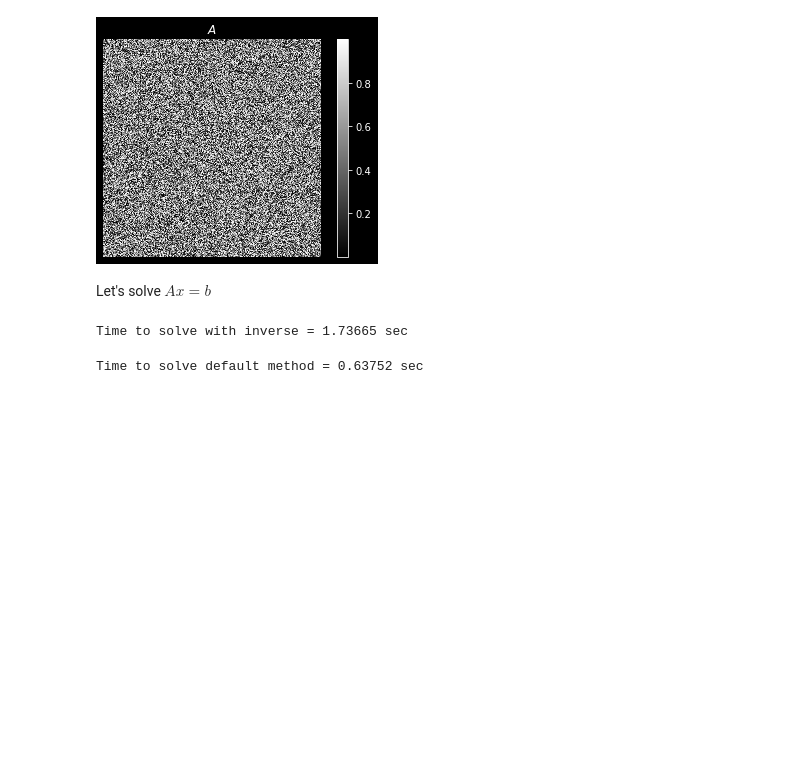
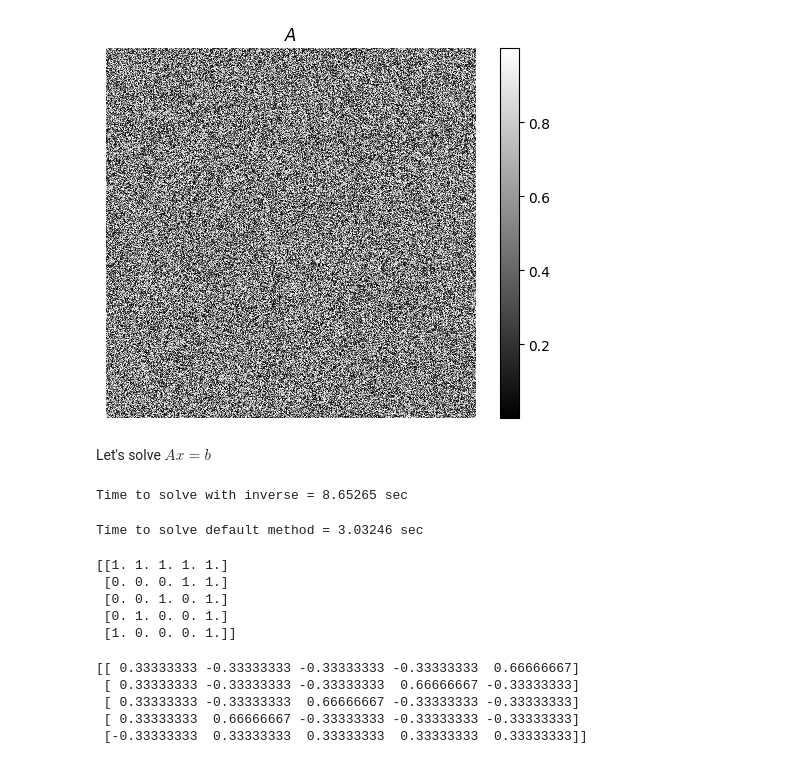
Before and after one commit to ORF522/companion, a Jupyter notebook: lectures/06_lecture/matrix_inversion.ipynb, the cells around one changed output. Cells and saved outputs as stored; diff of their text form; code cells hidden in the pictures; blank space fills up the shorter version.

```diff
--- a/lectures/06_lecture/matrix_inversion.ipynb
+++ b/lectures/06_lecture/matrix_inversion.ipynb
@@ -3,22 +3,22 @@ import numpy as np
 import numpy.linalg as la
 from time import time
 from matplotlib import pyplot as plt
-plt.style.use('dark_background')
+import scipy.sparse as spa
 # %%
 # Set dimension
-n = 5000
+n = 10000
 
 # Generate random matrix
 A = np.random.rand(n, n)
 b = np.random.rand(n)
 
 plt.imshow(A, cmap='gray', interpolation='nearest')
 plt.colorbar()
 plt.axis('off')
 plt.title(r'$A$')
 plt.show()
 # %% [output]
-[figure, old version]
+[figure, new version]
 # %% [markdown]
 Let's solve $Ax = b$
 # %%
@@ -28,11 +28,43 @@ invA = la.inv(A)
 x = invA.dot(b)
 print("Time to solve with inverse = %.5f sec" % (time() - start_time))
 # %% [output]
-Time to solve with inverse = 1.73665 sec
+Time to solve with inverse = 8.65265 sec
 # %%
 # Solve with standard method
 start_time = time()
 x = la.solve(A, b)
 print("Time to solve default method = %.5f sec" % (time() - start_time))
 # %% [output]
-Time to solve default method = 0.63752 sec
+Time to solve default method = 3.03246 sec
+# %%
+# Setup sparse matrix and show that inverse is completely dense
+n = 5
+
+# Create a sparse matrix with non-zero entries in the first row
+first_row = spa.csr_matrix(([1.] * n, ([0] * n, range(n))), shape=(n, n))
+
+# Create a sparse matrix with non-zero entries in the last column (except top right element)
+last_column = spa.csr_matrix(([1.] * (n - 1), (range(1,n), [n - 1] * (n-1))), shape=(n, n))
+
+# Create a sparse matrix with non-zero entries in the counterdiagonal
+counterdiag = spa.csr_matrix(([1.] * (n - 1), (range(1, n), range(n - 2, -1, -1))), shape=(n, n))
+
+# Sum the matrices to get the final arrow pattern with counterdiagonal
+A = first_row + last_column + counterdiag
+
+print(A.toarray())  # A is sparse
+# %% [output]
+[[1. 1. 1. 1. 1.]
+ [0. 0. 0. 1. 1.]
+ [0. 0. 1. 0. 1.]
+ [0. 1. 0. 0. 1.]
+ [1. 0. 0. 0. 1.]]
+# %%
+invA = la.inv(A.toarray())
+print(invA)  # The inverse of A is completely dense!
+# %% [output]
+[[ 0.33333333 -0.33333333 -0.33333333 -0.33333333  0.66666667]
+ [ 0.33333333 -0.33333333 -0.33333333  0.66666667 -0.33333333]
+ [ 0.33333333 -0.33333333  0.66666667 -0.33333333 -0.33333333]
+ [ 0.33333333  0.66666667 -0.33333333 -0.33333333 -0.33333333]
+ [-0.33333333  0.33333333  0.33333333  0.33333333  0.33333333]]
```
Also changed, not shown: 12 other files.
